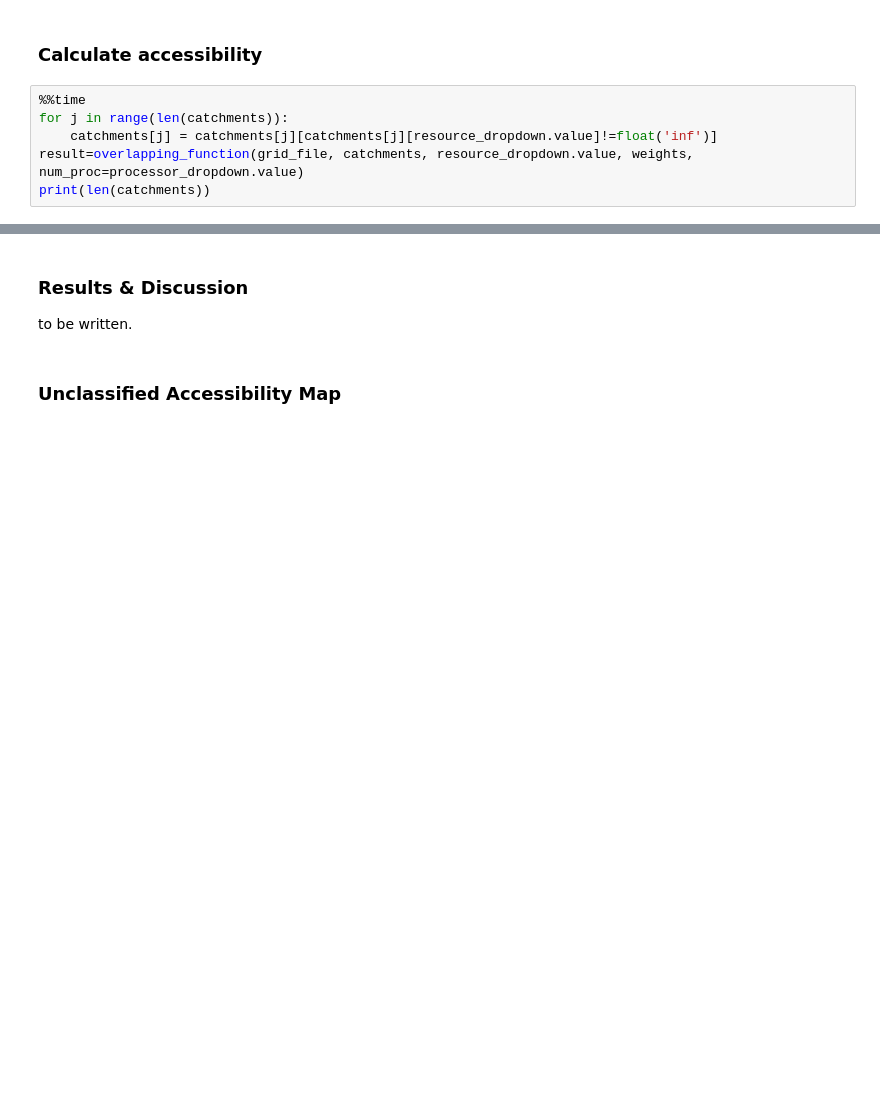
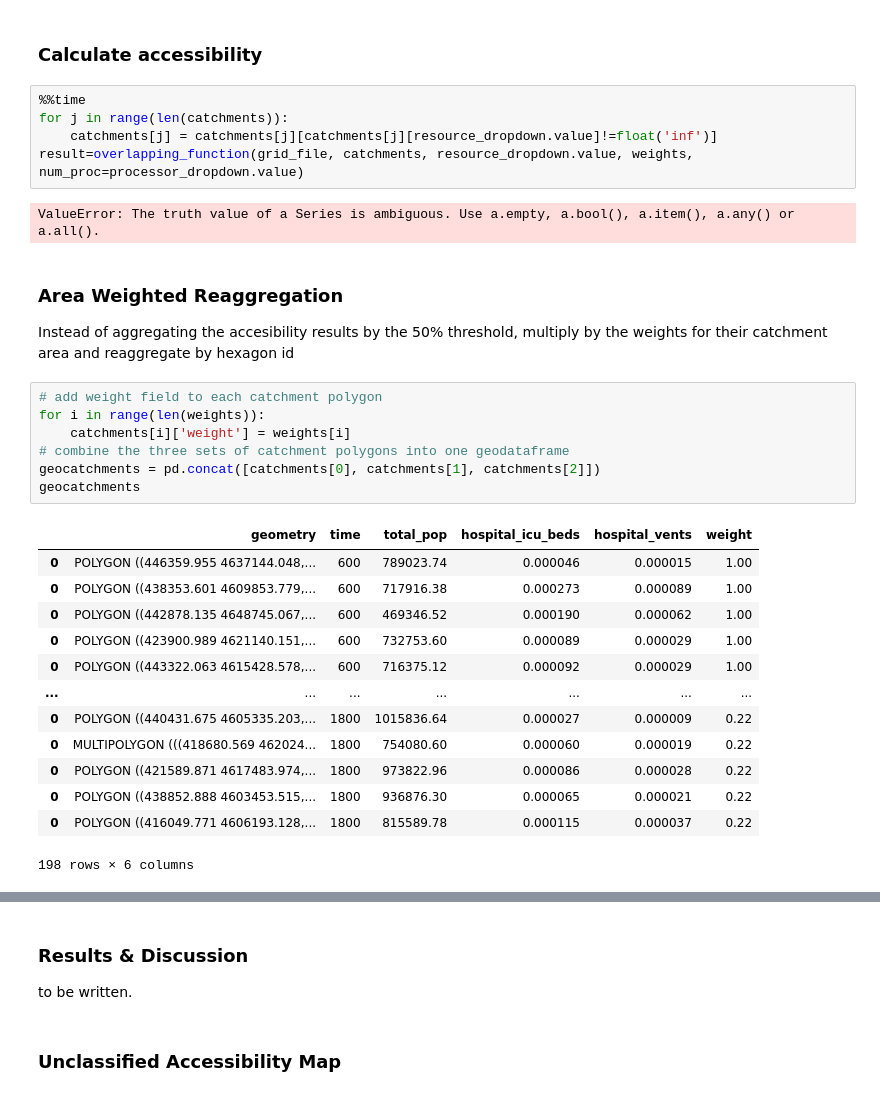
Before and after one commit to isaiahbennett2/RPr-Kang-2020, a Jupyter notebook: procedure/code/03-COVID-19Acc-Reanalysis.ipynb, the cells around one changed output, grey strips where cells are left out. Cells and saved outputs as stored; diff of their text form; blank space fills up the shorter version.

```diff
--- a/procedure/code/03-COVID-19Acc-Reanalysis.ipynb
+++ b/procedure/code/03-COVID-19Acc-Reanalysis.ipynb
@@ -843,4 +843,29 @@ print(catchments)
 for j in range(len(catchments)):
     catchments[j] = catchments[j][catchments[j][resource_dropdown.value]!=float('inf')]
 result=overlapping_function(grid_file, catchments, resource_dropdown.value, weights, num_proc=processor_dropdown.value)
-print(len(catchments))
+# %% [output]
+ValueError: The truth value of a Series is ambiguous. Use a.empty, a.bool(), a.item(), a.any() or a.all().
+# %% [markdown]
+### Area Weighted Reaggregation
+Instead of aggregating the accesibility results by the 50% threshold, multiply by the weights for their catchment area and reaggregate by hexagon id
+# %%
+# add weight field to each catchment polygon
+for i in range(len(weights)):
+    catchments[i]['weight'] = weights[i]
+# combine the three sets of catchment polygons into one geodataframe
+geocatchments = pd.concat([catchments[0], catchments[1], catchments[2]])
+geocatchments
+# %% [output]
+|  | geometry | time | total_pop | hospital_icu_beds | hospital_vents | weight |
+| 0 | POLYGON ((446359.955 4637144.048,... | 600 | 789023.74 | 0.000046 | 0.000015 | 1.00 |
+| 0 | POLYGON ((438353.601 4609853.779,... | 600 | 717916.38 | 0.000273 | 0.000089 | 1.00 |
+| 0 | POLYGON ((442878.135 4648745.067,... | 600 | 469346.52 | 0.000190 | 0.000062 | 1.00 |
+| 0 | POLYGON ((423900.989 4621140.151,... | 600 | 732753.60 | 0.000089 | 0.000029 | 1.00 |
+| 0 | POLYGON ((443322.063 4615428.578,... | 600 | 716375.12 | 0.000092 | 0.000029 | 1.00 |
+| ... | ... | ... | ... | ... | ... | ... |
+| 0 | POLYGON ((440431.675 4605335.203,... | 1800 | 1015836.64 | 0.000027 | 0.000009 | 0.22 |
+| 0 | MULTIPOLYGON (((418680.569 462024... | 1800 | 754080.60 | 0.000060 | 0.000019 | 0.22 |
+| 0 | POLYGON ((421589.871 4617483.974,... | 1800 | 973822.96 | 0.000086 | 0.000028 | 0.22 |
+| 0 | POLYGON ((438852.888 4603453.515,... | 1800 | 936876.30 | 0.000065 | 0.000021 | 0.22 |
+| 0 | POLYGON ((416049.771 4606193.128,... | 1800 | 815589.78 | 0.000115 | 0.000037 | 0.22 |
+198 rows × 6 columns
```
Also changed, not shown: parts of 21 cells of this notebook.
